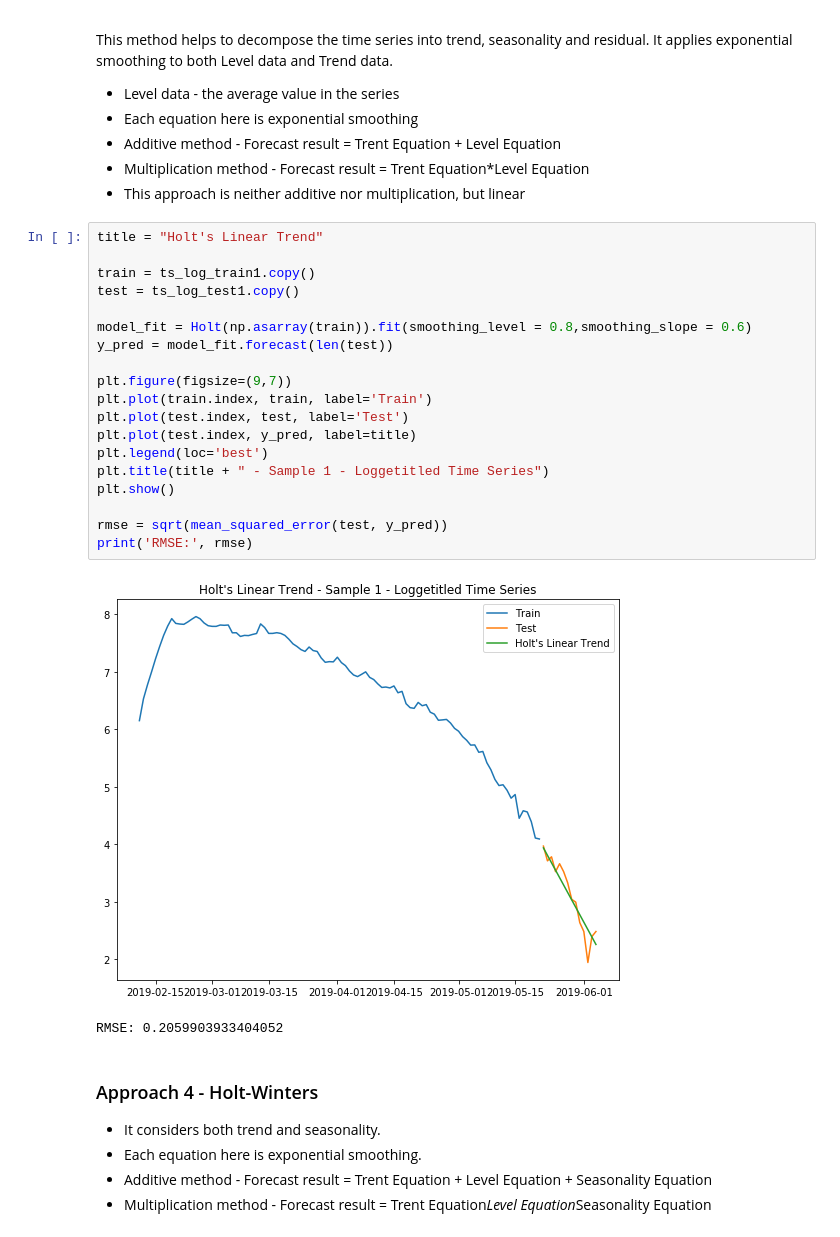
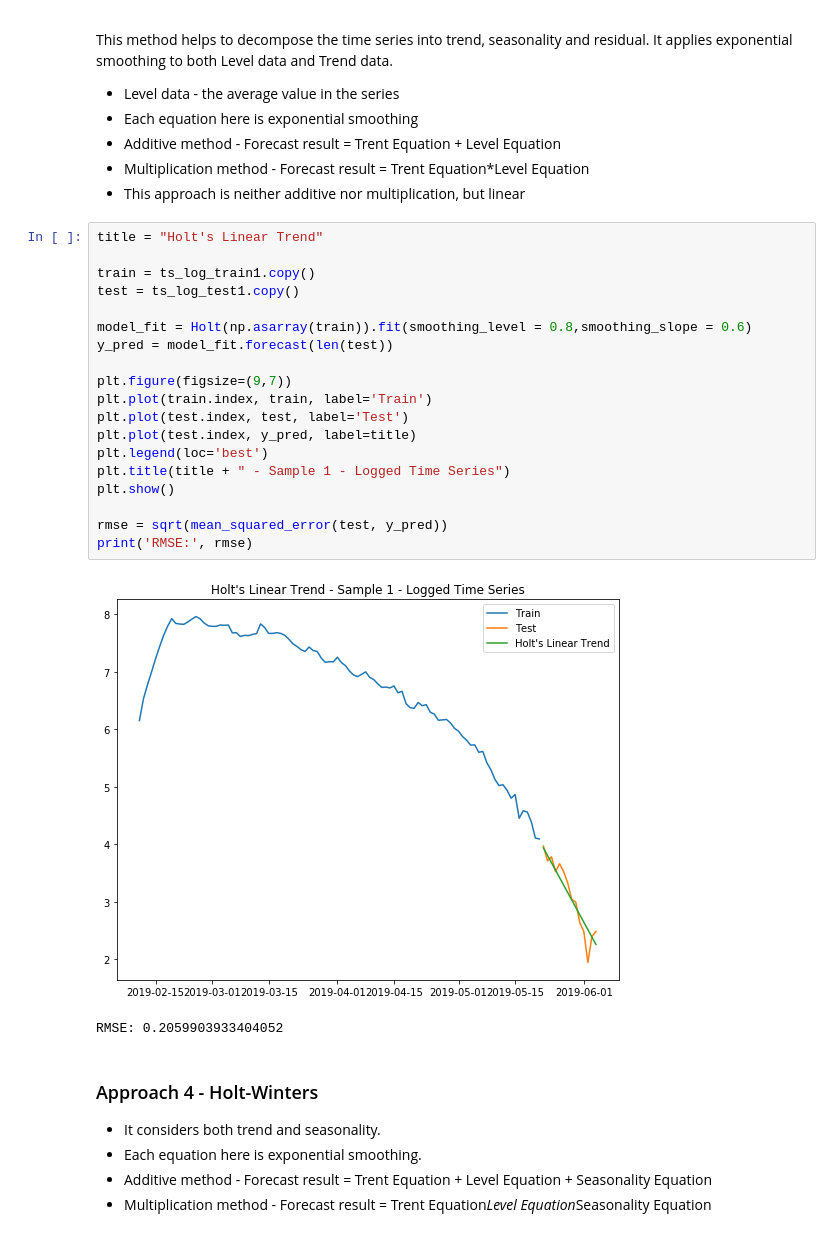
Before and after one commit to hanhanwu/Hanhan_Break_the_Limits, a Jupyter notebook: Bank_Fantasy/Golden_Bridge/forecast_experiemnts.ipynb, the cells around one changed output. Cells and saved outputs as stored; diff of their text form.

```diff
--- a/Bank_Fantasy/Golden_Bridge/forecast_experiemnts.ipynb
+++ b/Bank_Fantasy/Golden_Bridge/forecast_experiemnts.ipynb
@@ -158,24 +158,24 @@ This method helps to decompose the time series into trend, seasonality and resid
 # %%
 title = "Holt's Linear Trend"
 
 train = ts_log_train1.copy()
 test = ts_log_test1.copy()
 
 model_fit = Holt(np.asarray(train)).fit(smoothing_level = 0.8,smoothing_slope = 0.6)
 y_pred = model_fit.forecast(len(test))
 
 plt.figure(figsize=(9,7))
 plt.plot(train.index, train, label='Train')
 plt.plot(test.index, test, label='Test')
 plt.plot(test.index, y_pred, label=title)
 plt.legend(loc='best')
-plt.title(title + " - Sample 1 - Loggetitled Time Series")
+plt.title(title + " - Sample 1 - Logged Time Series")
 plt.show()
 
 rmse = sqrt(mean_squared_error(test, y_pred))
 print('RMSE:', rmse)
 # %% [output]
-[figure, old version]
+[figure, new version]
 RMSE: 0.2059903933404052
 # %% [markdown]
 ### Approach 4 - Holt-Winters
```
Also changed, not shown: parts of 14 cells of this notebook.
